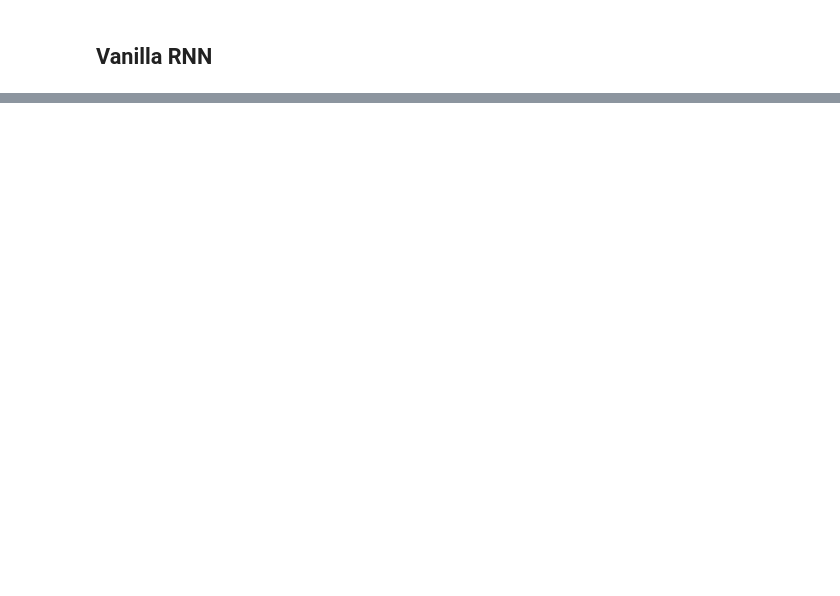
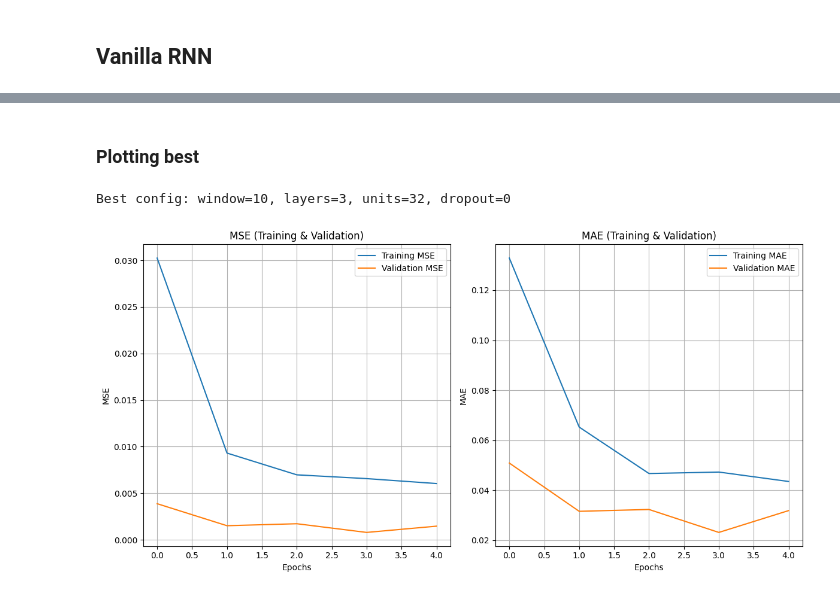
Before and after one commit to Jagoda222/DeepLcourse, a Jupyter notebook: laserproject.ipynb, the cells around one changed output, grey strips where cells are left out. Saved outputs shown, nothing was run; the diff lists cells and outputs as text; code cells hidden in the pictures; blank space fills up the shorter version.

```diff
--- a/laserproject.ipynb
+++ b/laserproject.ipynb
@@ -550,0 +344,13 @@ Epoch 10/10
+# %% [markdown]
+### Plotting best
+# %%
+best_row = df_results.sort_values(by='val_mse').iloc[0]
+
+best_window = int(best_row['window_size'])
+best_layers = int(best_row['num_layers'])
+best_units = int(best_row['units'])
+best_dropout_rate = int(best_row['dropout_rate'])
+
+print(f"Best config: window={best_window}, layers={best_layers}, units={best_units}, dropout={best_dropout_rate}")
+# %% [output]
+Best config: window=10, layers=3, units=32, dropout=0
@@ -550,0 +360,48 @@ Epoch 10/10
+# %%
+
+
+model = Sequential()
+
+for i in range(best_layers):
+    return_sequences = i < best_layers - 1
+    model.add(SimpleRNN(best_units, return_sequences=return_sequences,
+                        input_shape=input_shape if i == 0 else None))
+
+    if best_dropout_rate > 0:
+        model.add(Dropout(best_dropout_rate))
+
+model.add(Dense(1))
+model.compile(optimizer='adam', loss='mse', metrics=['mae', 'mse'])
+
+# Train the model
+history = model.fit(X_train, y_train, epochs=5, batch_size=32, validation_data=(X_val, y_val), verbose=0)
+# %%
+import matplotlib.pyplot as plt
+
+# Plot MSE (Training and Validation)
+plt.figure(figsize=(12, 6))
+
+# MSE plot (training and validation)
+plt.subplot(1, 2, 1)
+plt.plot(history.history['loss'], label='Training MSE')
+plt.plot(history.history['val_loss'], label='Validation MSE')
+plt.title('MSE (Training & Validation)')
+plt.xlabel('Epochs')
+plt.ylabel('MSE')
+plt.legend()
+plt.grid(True)
+
+# MAE plot (training and validation)
+plt.subplot(1, 2, 2)
+plt.plot(history.history['mae'], label='Training MAE')
+plt.plot(history.history['val_mae'], label='Validation MAE')
+plt.title('MAE (Training & Validation)')
+plt.xlabel('Epochs')
+plt.ylabel('MAE')
+plt.legend()
+plt.grid(True)
+
+plt.tight_layout()
+plt.show()
+# %% [output]
+[figure, added]
```
Also changed, not shown: parts of 25 cells of this notebook.
